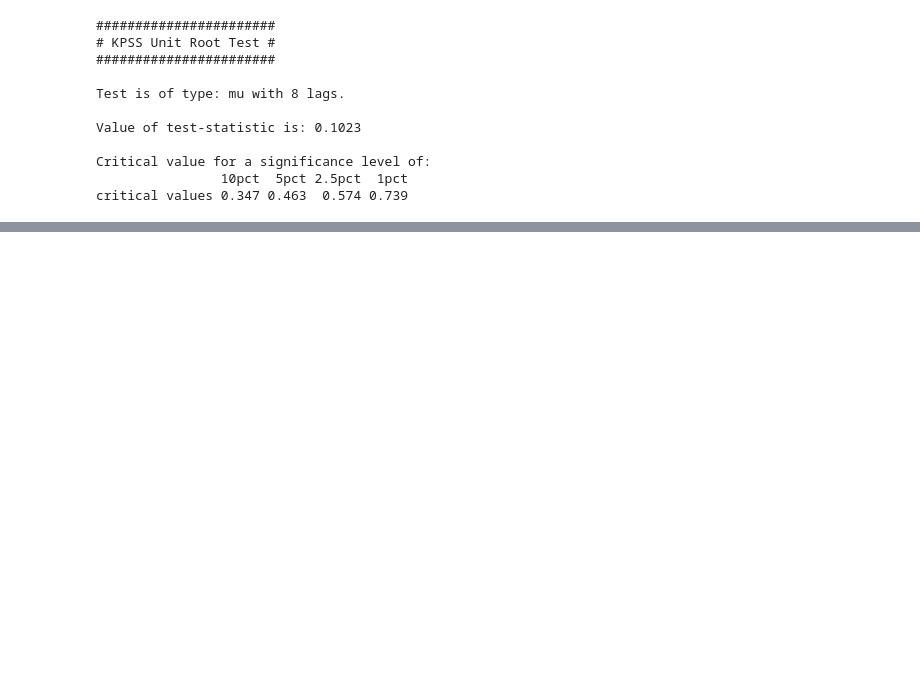
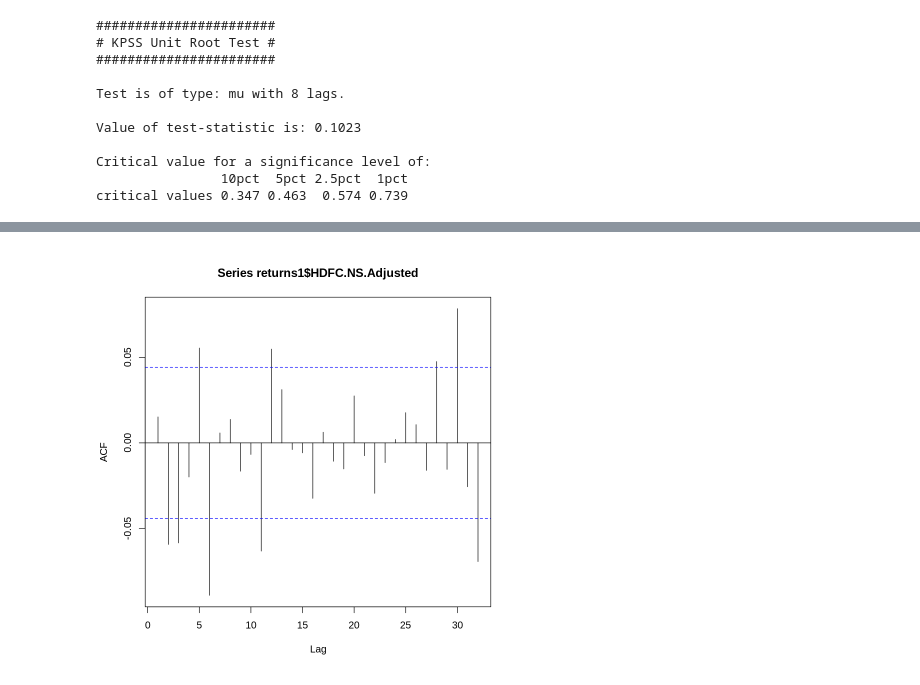
Before and after one commit to ravindrabajpai/sp_forecasting, a Jupyter notebook: r_colab_2.ipynb, the cells around one changed output, grey strips where cells are left out. Cells and saved outputs as stored; diff of their text form; code cells hidden in the pictures; blank space fills up the shorter version.

```diff
--- a/r_colab_2.ipynb
+++ b/r_colab_2.ipynb
@@ -316,0 +341,6 @@ critical values 0.347 0.463  0.574 0.739
+# %%
+# similarly, finding acf for returns.
+returns1<-na.omit(hdfc_returns)
+acf(returns1$HDFC.NS.Adjusted)
+# %% [output]
+[figure, added]
```
Also changed, not shown: parts of 8 cells of this notebook.
